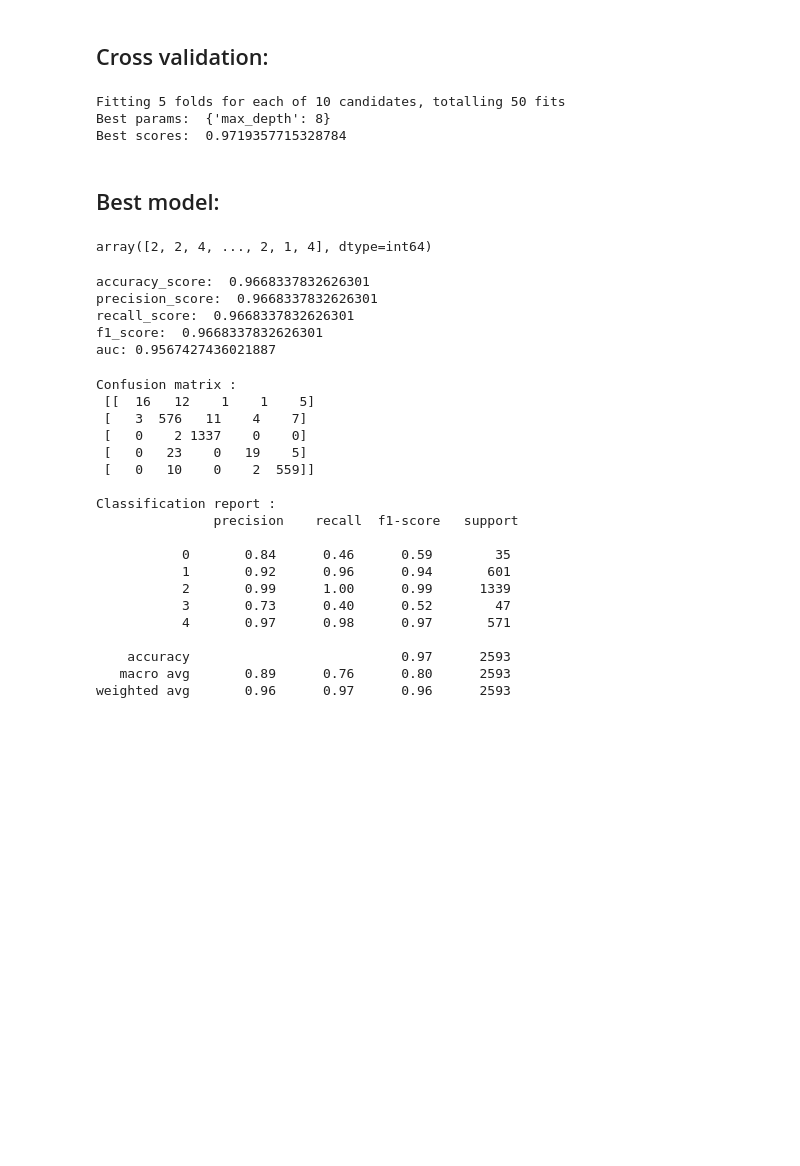
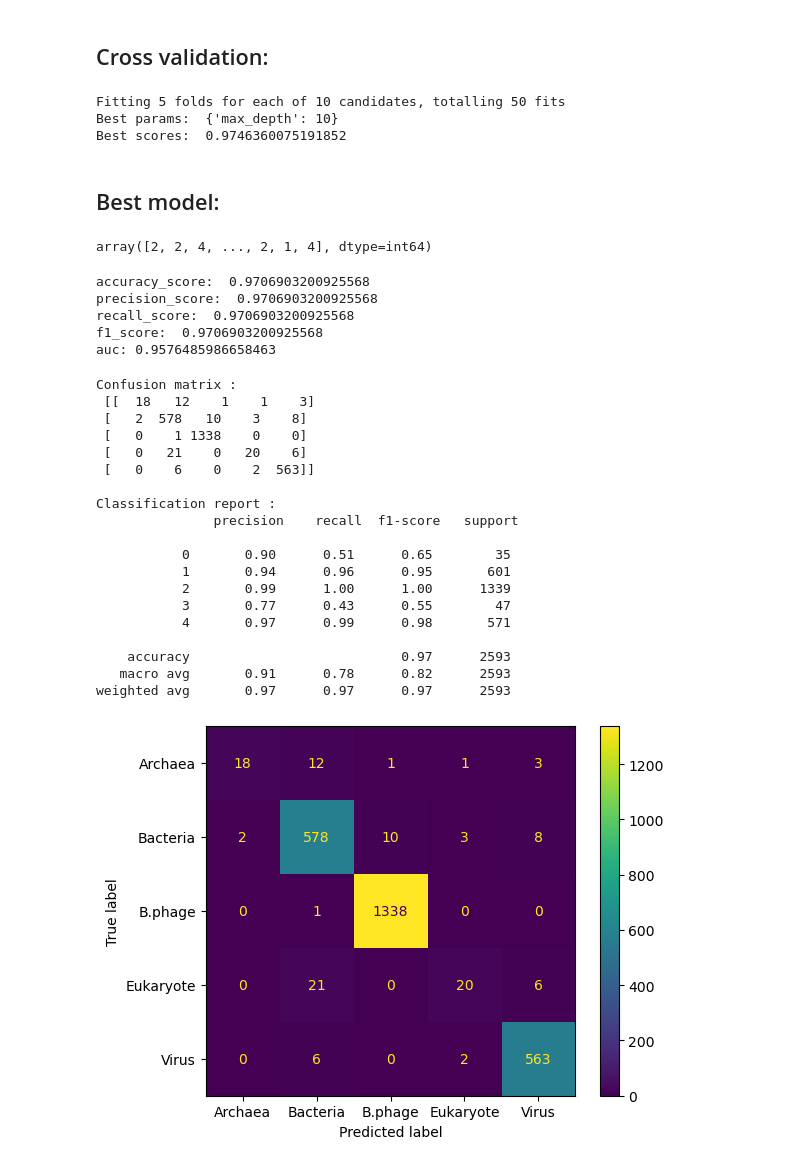
Before and after one commit to zhihaoyi/ABCD, a Jupyter notebook: XGBoost/XGBoost - Kingdom.ipynb, the cells around one changed output. Cells and saved outputs as stored; diff of their text form; code cells hidden in the pictures; blank space fills up the shorter version.

```diff
--- a/XGBoost/XGBoost - Kingdom.ipynb
+++ b/XGBoost/XGBoost - Kingdom.ipynb
@@ -35,7 +37,7 @@ dna_df
 # %%
 from sklearn.preprocessing import MinMaxScaler
 y = dna_df['Kingdom']
-x = dna_df.drop(columns=['DNAtype','Kingdom'])
+x = dna_df.drop(columns=['Kingdom','DNAtype'])
 scaler = MinMaxScaler( )
 x_scaled = scaler.fit_transform(x)
 x_scaled
@@ -110,28 +114,32 @@ Length: 65, dtype: object
 # %% [markdown]
 ## Cross validation:
 # %%
-default_params = {'learning_rate': 0.01} # fixed params
-knn_model = xgb.XGBClassifier(**default_params)
+
+default_params = {'learning_rate': 0.01, 'subsample':0.7} # fixed params from paper
+xgb_model = xgb.XGBClassifier(**default_params)
 cv_params = {'max_depth':np.linspace(1, 10, 10, dtype=int)} # params for cv
-cv = GridSearchCV(knn_model, cv_params, verbose=2, refit=True, cv=5, n_jobs=-1)
+cv = GridSearchCV(xgb_model, cv_params, verbose=2, refit=True, cv=5, n_jobs=-1)
 cv.fit(x_train, y_train)
+
+
+# print(cv.best_params_)
 
 print('Best params: ', cv.best_params_)
 print('Best scores: ', cv.best_score_)
 # %% [output]
 Fitting 5 folds for each of 10 candidates, totalling 50 fits
-Best params:  {'max_depth': 8}
-Best scores:  0.9719357715328784
+Best params:  {'max_depth': 10}
+Best scores:  0.9746360075191852
-# %% [markdown]
-## Best model:
-# %%
-best_params = {'learning_rate': 0.01, 'max_depth': 8}
-best_model = xgb.XGBClassifier(**best_params)
-best_model.fit(x_train,y_train)
-y_pred1=best_model.predict(x_test)
-y_pred1
-# %% [output]
-array([2, 2, 4, ..., 2, 1, 4], dtype=int64)
+# %% [markdown]
+## Best model:
+# %%
+best_params = {'learning_rate': 0.01, 'subsample':0.7, 'max_depth' : 10}
+best_model = xgb.XGBClassifier(**best_params)
+best_model.fit(x_train,y_train)
+y_pred1=best_model.predict(x_test)
+y_pred1
+# %% [output]
+array([2, 2, 4, ..., 2, 1, 4], dtype=int64)
 # %%
 from sklearn.metrics import accuracy_score, precision_score, recall_score, f1_score, roc_auc_score
 accuracy = accuracy_score(y_test, y_pred1)
@@ -146,32 +154,38 @@ print('recall_score: ',recall)
 print('f1_score: ',f1)
 print('auc:', auc)
 # %% [output]
-accuracy_score:  0.9668337832626301
-precision_score:  0.9668337832626301
-recall_score:  0.9668337832626301
-f1_score:  0.9668337832626301
-auc: 0.9567427436021887
+accuracy_score:  0.9706903200925568
+precision_score:  0.9706903200925568
+recall_score:  0.9706903200925568
+f1_score:  0.9706903200925568
+auc: 0.9576485986658463
 # %%
 from sklearn.metrics import confusion_matrix, classification_report
+plot_confusion_matrix(best_model,
+                      x_test,
+                      y_test,
+                      display_labels=["Archaea", "Bacteria","B.phage","Eukaryote","Virus"]) # B.phage for Bacteriophage
+
 print('Confusion matrix :\n {0}\n'.format(confusion_matrix(y_test, y_pred1)))
 print('Classification report :\n {0}'.format(classification_report(y_test, y_pred1)))
 # %% [output]
 Confusion matrix :
- [[  16   12    1    1    5]
- [   3  576   11    4    7]
- [   0    2 1337    0    0]
- [   0   23    0   19    5]
- [   0   10    0    2  559]]
+ [[  18   12    1    1    3]
+ [   2  578   10    3    8]
+ [   0    1 1338    0    0]
+ [   0   21    0   20    6]
+ [   0    6    0    2  563]]
 
 Classification report :
                precision    recall  f1-score   support
 
-           0       0.84      0.46      0.59        35
-           1       0.92      0.96      0.94       601
-           2       0.99      1.00      0.99      1339
-           3       0.73      0.40      0.52        47
-           4       0.97      0.98      0.97       571
+           0       0.90      0.51      0.65        35
+           1       0.94      0.96      0.95       601
+           2       0.99      1.00      1.00      1339
+           3       0.77      0.43      0.55        47
+           4       0.97      0.99      0.98       571
 
     accuracy                           0.97      2593
-   macro avg       0.89      0.76      0.80      2593
-weighted avg       0.96      0.97      0.96      2593
+   macro avg       0.91      0.78      0.82      2593
+weighted avg       0.97      0.97      0.97      2593
+[figure, added]
```
Also changed, not shown: parts of 6 cells of this notebook, 1 other file.
